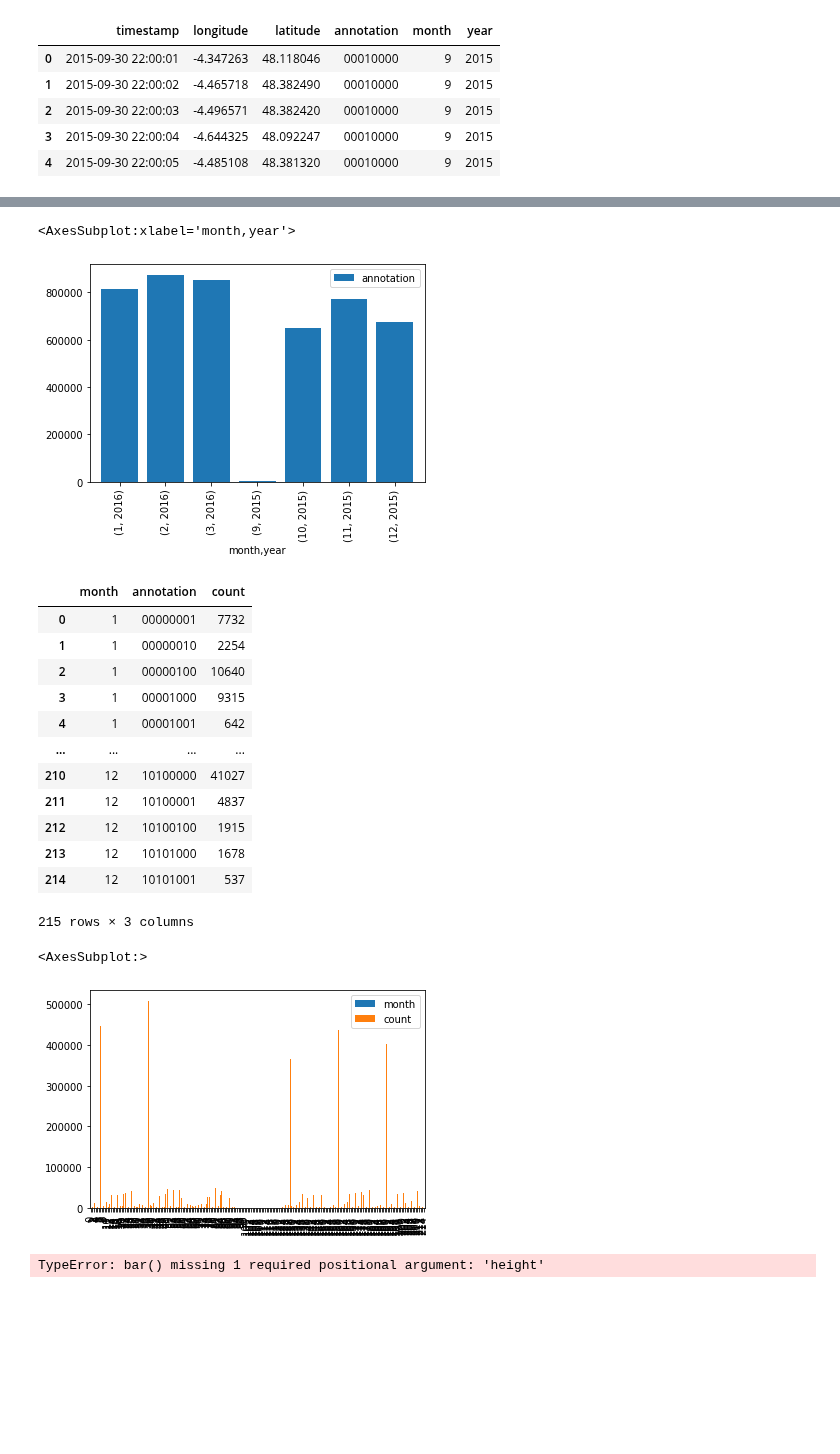
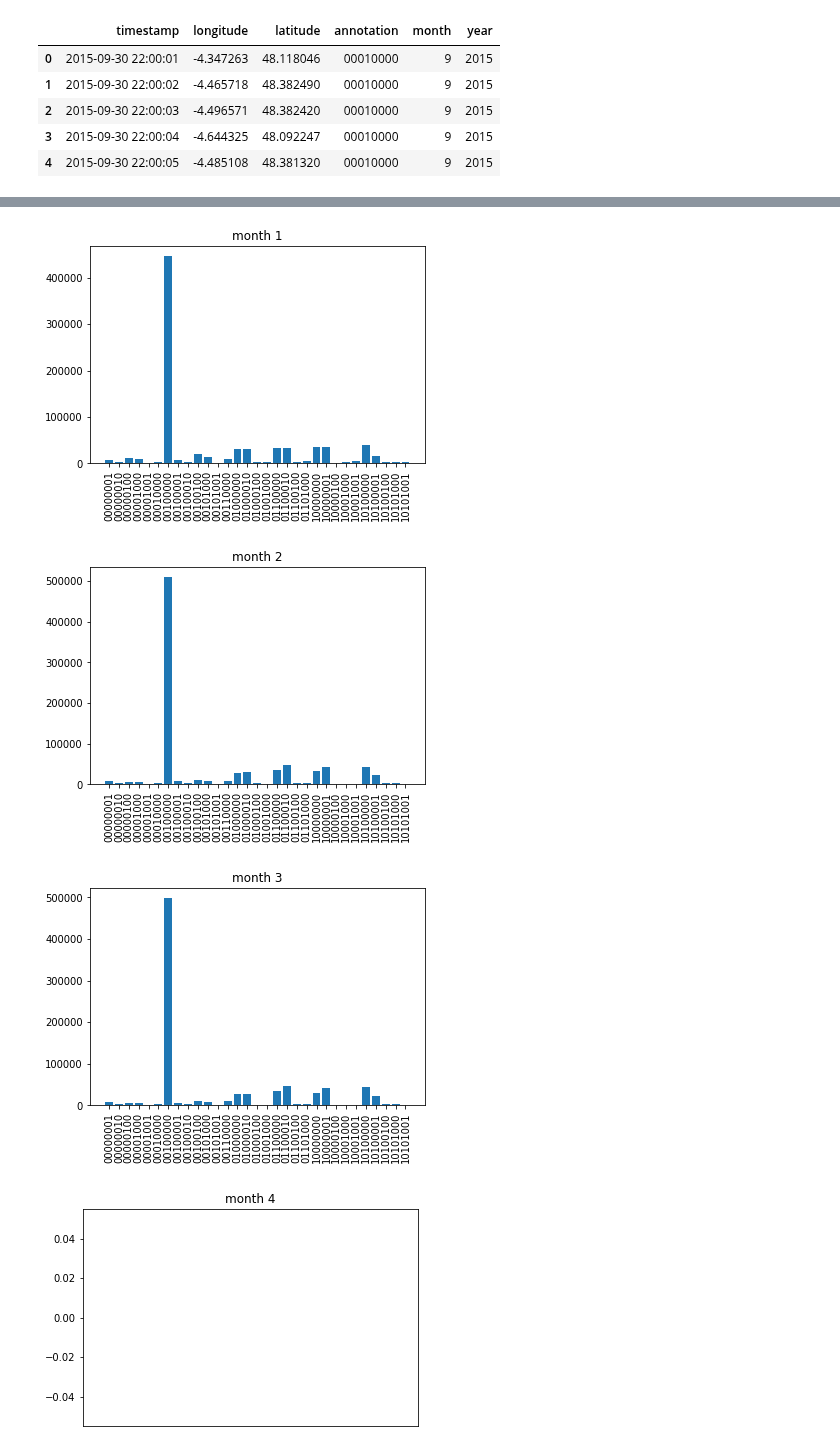
Before and after one commit to VincenzoNoviello/SituationAwareness_vessel, a Jupyter notebook: colab.ipynb, the cells around one changed output, grey strips where cells are left out. Saved outputs shown, nothing was run; the diff lists cells and outputs as text; code cells hidden in the pictures; blank space fills up the shorter version.

```diff
--- a/colab.ipynb
+++ b/colab.ipynb
@@ -54,5 +56,5 @@ TypeError: unhashable type: 'dict_keys'
 # %%
-#data['timestamp'] = pd.to_datetime(data['timestamp'], unit='ms')
+data['timestamp'] = pd.to_datetime(data['timestamp'], unit='ms')
 data['month'] = pd.DatetimeIndex(data['timestamp']).month
 data['year'] = pd.DatetimeIndex(data['timestamp']).year
 data.head(5)
@@ -80,35 +77,18 @@ month_analysis
-# %%
-month_analysis.plot(xlabel='month,year',kind='bar',width=0.8)
-# %% [output]
-<AxesSubplot:xlabel='month,year'>
-[figure, removed]
-# %%
-#month_analysis_annotation= data[['annotation','month']].groupby(['month']).agg(['annotation'])
-month_analysis_annotation=data.groupby(['month','annotation'])['annotation'].count().reset_index(name='count')
-month_analysis_annotation
-# %% [output]
-|  | month | annotation | count |
-| 0 | 1 | 00000001 | 7732 |
-| 1 | 1 | 00000010 | 2254 |
-| 2 | 1 | 00000100 | 10640 |
-| 3 | 1 | 00001000 | 9315 |
-| 4 | 1 | 00001001 | 642 |
-| ... | ... | ... | ... |
-| 210 | 12 | 10100000 | 41027 |
-| 211 | 12 | 10100001 | 4837 |
-| 212 | 12 | 10100100 | 1915 |
-| 213 | 12 | 10101000 | 1678 |
-| 214 | 12 | 10101001 | 537 |
-215 rows × 3 columns
-# %%
-month_analysis_annotation.plot(kind='bar',width=0.8)
-# %% [output]
-<AxesSubplot:>
-[figure, removed]
-# %%
-
-plt.figure(1)
-plt.bar(month_analysis_annotation.keys, width=0.8)
-plt.show()
-# %% [output]
-TypeError: bar() missing 1 required positional argument: 'height'
+# %%
+#COUNT EACH ANNOTATION FOR EACH MONTH
+#month_analysis_annotation= data[['annotation','month']].groupby(['month']).agg(['annotation']).reset_index(name='count')
+month_analysis_annotation=data.groupby(['month','annotation'])['annotation'].count().reset_index(name='count')
+month_analysis_annotation
+for i in range(1,13):
+    name="month "+str(i)
+    plt.figure()
+    plt.title(name)
+    df_monthly = month_analysis_annotation[month_analysis_annotation['month'] == i] # select dataframe with month = i
+    plt.bar(df_monthly['annotation'], df_monthly['count'])
+    plt.xticks(df_monthly['annotation'].unique(),rotation=90) # set x axis
+#month_analysis_annotation.plot.bar(xlabel=['annotation'],subplots=True,)
+# %% [output]
+[figure, added]
+[figure, added]
+[figure, added]
+[figure, added]
```
Also changed, not shown: parts of 8 cells of this notebook.
